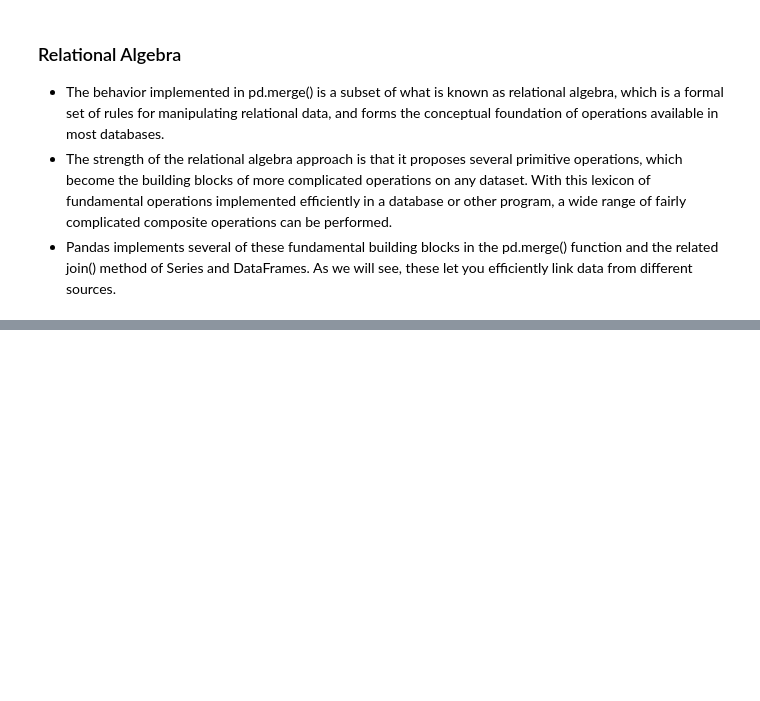
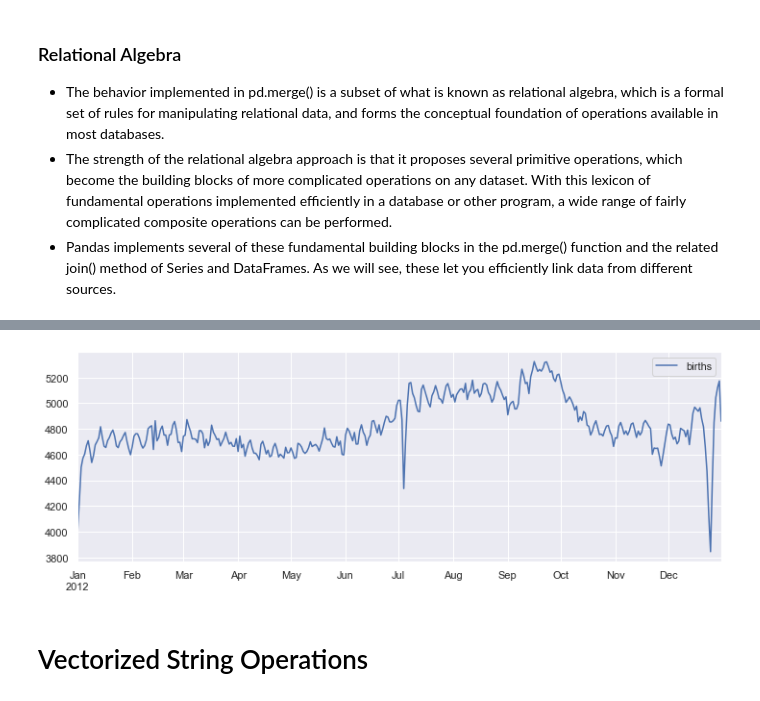
Before and after one commit to f0anits1o/Python-Data-Analysis, a Jupyter notebook: pandas2.ipynb, the cells around one changed output, grey strips where cells are left out. Cells and saved outputs as stored; diff of their text form; code cells hidden in the pictures; blank space fills up the shorter version.

```diff
--- a/pandas2.ipynb
+++ b/pandas2.ipynb
@@ -1660,0 +2671,4 @@ print(df1); print(df2); print(pd.concat([df1, df2]))
+# %%
+births_by_date = births.pivot_table('births',
+                                    [births.index.month, births.index.day])
+births_by_date.head()
@@ -1660,0 +2682,5 @@ print(df1); print(df2); print(pd.concat([df1, df2]))
+# %%
+from datetime import datetime
+births_by_date.index = [datetime(2012, month, day)
+                        for (month, day) in births_by_date.index]
+births_by_date.head()
@@ -1660,0 +2694,8 @@ print(df1); print(df2); print(pd.concat([df1, df2]))
+# %%
+# Plot the results
+fig, ax = plt.subplots(figsize=(12, 4))
+births_by_date.plot(ax=ax);
+# %% [output]
+[figure, added]
+# %% [markdown]
+# Vectorized String Operations
```
Also changed, not shown: parts of 185 cells of this notebook.
